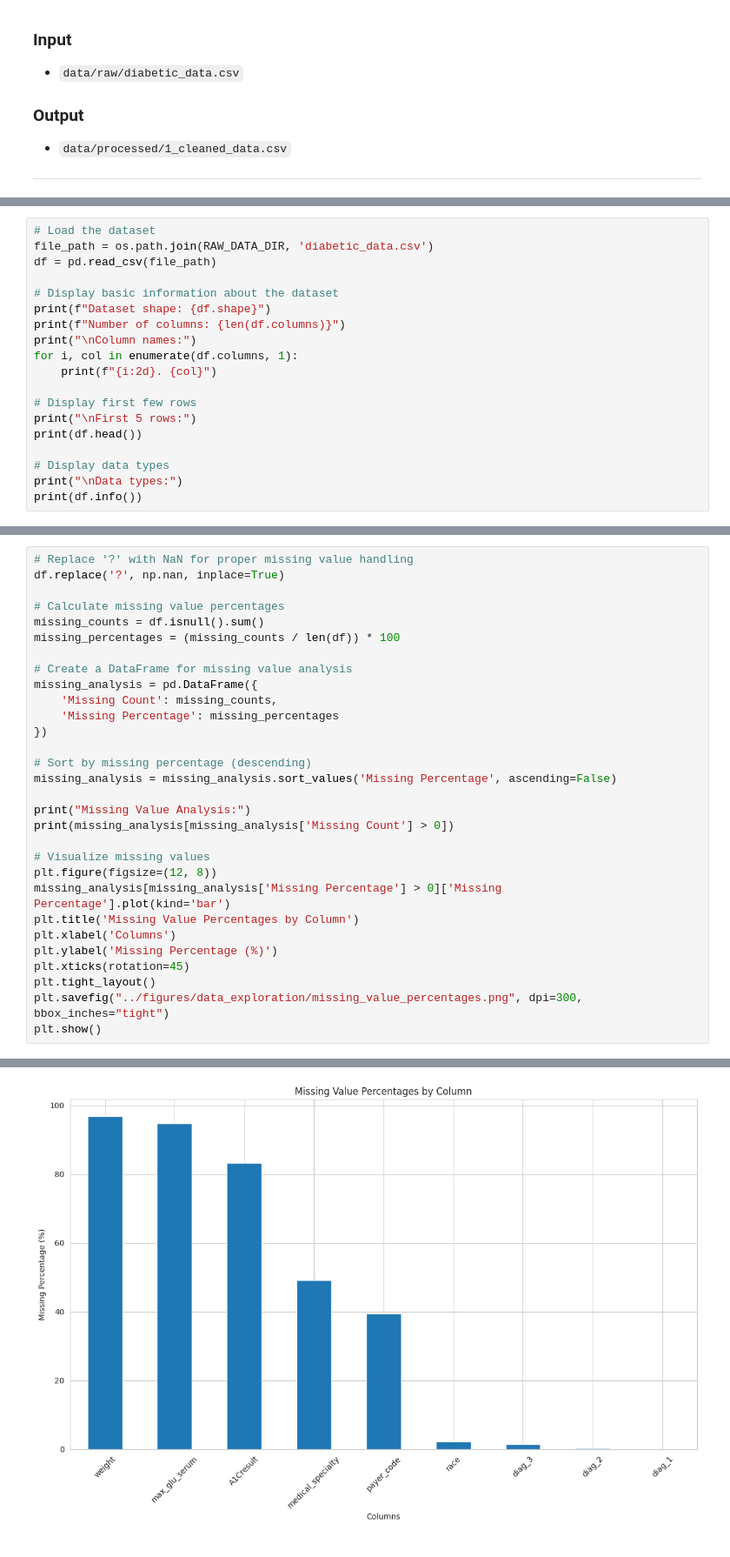
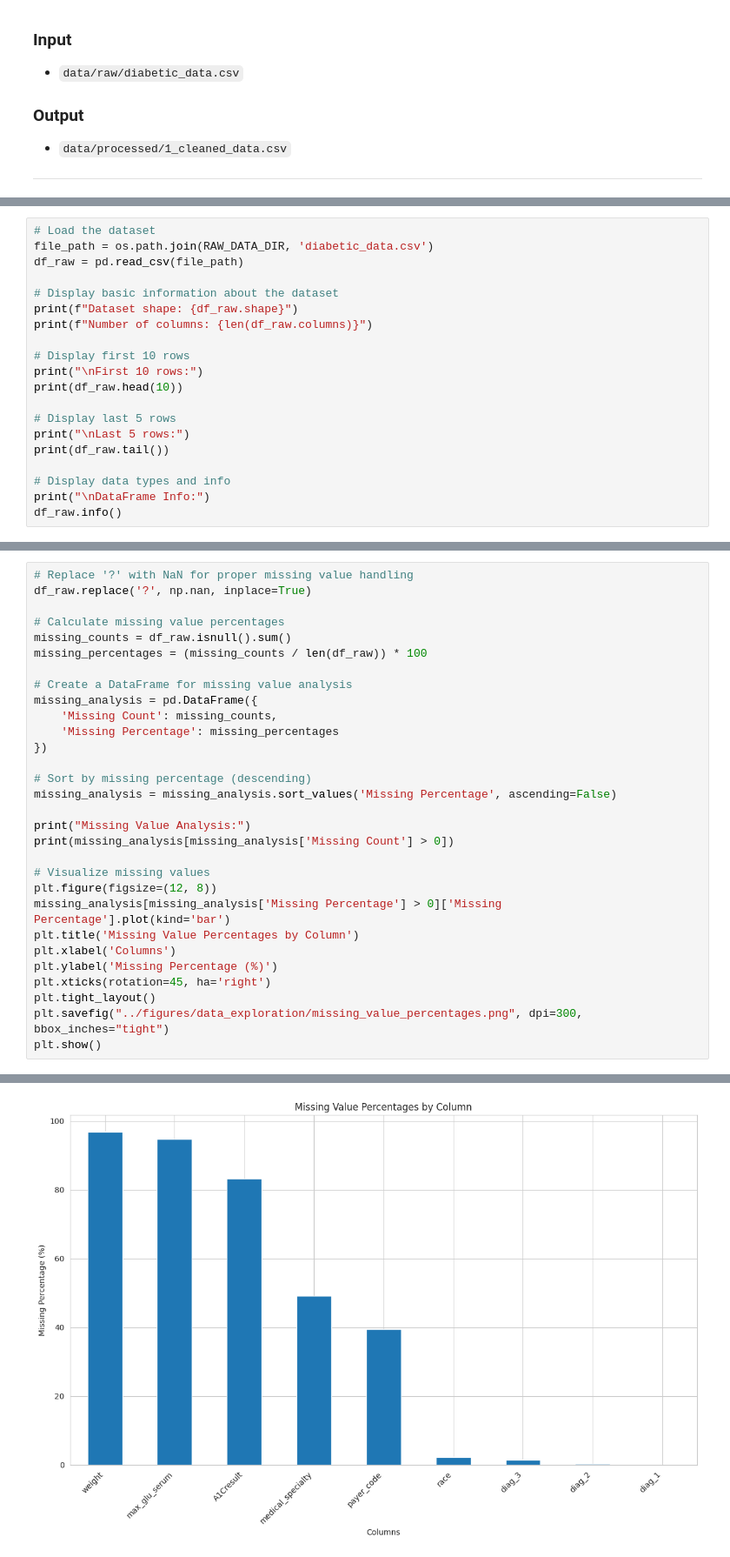
Before and after one commit to fahim-mle/nn-for-diabetes-readmission, a Jupyter notebook: notebooks/1_data_exploration_cleaning.ipynb, the cells around one changed output, grey strips where cells are left out. Shown at 87% size. Cells and saved outputs as stored; diff of their text form.

```diff
--- a/notebooks/1_data_exploration_cleaning.ipynb
+++ b/notebooks/1_data_exploration_cleaning.ipynb
@@ -52,22 +49,23 @@ Load the diabetic dataset and examine its structure.
 # %%
 # Load the dataset
 file_path = os.path.join(RAW_DATA_DIR, 'diabetic_data.csv')
-df = pd.read_csv(file_path)
+df_raw = pd.read_csv(file_path)
 
 # Display basic information about the dataset
-print(f"Dataset shape: {df.shape}")
-print(f"Number of columns: {len(df.columns)}")
-print("\nColumn names:")
-for i, col in enumerate(df.columns, 1):
-    print(f"{i:2d}. {col}")
+print(f"Dataset shape: {df_raw.shape}")
+print(f"Number of columns: {len(df_raw.columns)}")
 
-# Display first few rows
-print("\nFirst 5 rows:")
-print(df.head())
+# Display first 10 rows
+print("\nFirst 10 rows:")
+print(df_raw.head(10))
 
-# Display data types
-print("\nData types:")
-print(df.info())
+# Display last 5 rows
+print("\nLast 5 rows:")
+print(df_raw.tail())
+
+# Display data types and info
+print("\nDataFrame Info:")
+df_raw.info()
 # %% [output]
 Dataset shape: (101766, 50)
 Number of columns: 50
@@ -93,10 +101,10 @@ Calculate and visualize missing value percentages for each column.
 # %%
 # Replace '?' with NaN for proper missing value handling
-df.replace('?', np.nan, inplace=True)
+df_raw.replace('?', np.nan, inplace=True)
 
 # Calculate missing value percentages
-missing_counts = df.isnull().sum()
-missing_percentages = (missing_counts / len(df)) * 100
+missing_counts = df_raw.isnull().sum()
+missing_percentages = (missing_counts / len(df_raw)) * 100
 
 # Create a DataFrame for missing value analysis
 missing_analysis = pd.DataFrame({
@@ -104,32 +112,32 @@ missing_analysis = pd.DataFrame({
     'Missing Percentage': missing_percentages
 })
 
 # Sort by missing percentage (descending)
 missing_analysis = missing_analysis.sort_values('Missing Percentage', ascending=False)
 
 print("Missing Value Analysis:")
 print(missing_analysis[missing_analysis['Missing Count'] > 0])
 
 # Visualize missing values
 plt.figure(figsize=(12, 8))
 missing_analysis[missing_analysis['Missing Percentage'] > 0]['Missing Percentage'].plot(kind='bar')
 plt.title('Missing Value Percentages by Column')
 plt.xlabel('Columns')
 plt.ylabel('Missing Percentage (%)')
-plt.xticks(rotation=45)
+plt.xticks(rotation=45, ha='right')
 plt.tight_layout()
 plt.savefig("../figures/data_exploration/missing_value_percentages.png", dpi=300, bbox_inches="tight")
 plt.show()
 # %% [output]
 Missing Value Analysis:
                    Missing Count  Missing Percentage
 weight                     98569           96.858479
 max_glu_serum              96420           94.746772
 A1Cresult                  84748           83.277322
 medical_specialty          49949           49.082208
 payer_code                 40256           39.557416
 race                        2273            2.233555
 diag_3                      1423            1.398306
 diag_2                       358            0.351787
 diag_1                        21            0.020636
-[figure, old version]
+[figure, new version]
```
Also changed, not shown: parts of 20 cells of this notebook, 2 other files.
